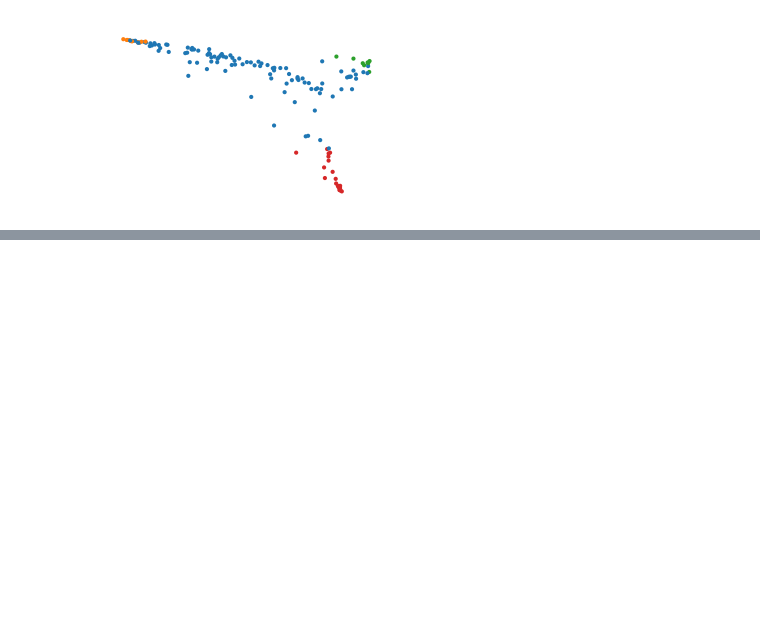
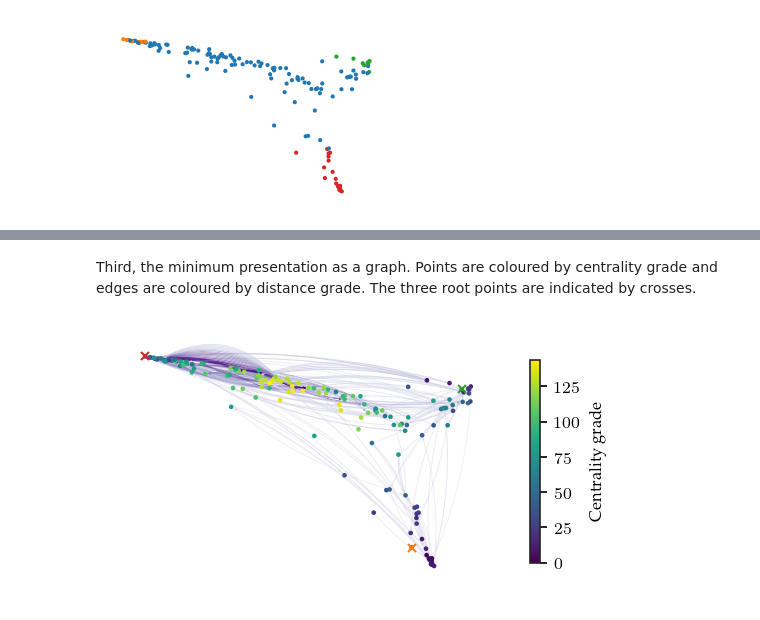
Before and after one commit to vda-lab/biperscan, a Jupyter notebook: notebooks/Diabetes_Bifiltration.ipynb, the cells around one changed output, grey strips where cells are left out. Cells and saved outputs as stored; diff of their text form; code cells hidden in the pictures; blank space fills up the shorter version.

```diff
--- a/notebooks/Diabetes_Bifiltration.ipynb
+++ b/notebooks/Diabetes_Bifiltration.ipynb
@@ -115,0 +280,19 @@ plt.show()
+# %% [markdown]
+Third, the minimum presentation as a graph. Points are coloured by centrality
+grade and edges are coloured by distance grade. The three root points are
+indicated by crosses.
+# %%
+sized_fig()
+pos = minpres.plot_network(
+    layout={i: (c[0], c[1]) for i, c in enumerate(X2)},
+    labels=False,
+    node_kws=dict(node_size=5, edgecolors="none", linewidths=0),
+    line_kws=dict(width=0.5, arrowsize=2, alpha=0.5, edge_vmin=-1000, edge_vmax=4000),
+)
+for i, p in enumerate([1, 13, 31]):
+    plt.plot(*X2[c._row_to_point[p]].T, "x", color=f"C{i+1}", markersize=4)
+plt.subplots_adjust(0, 0, 1.2, 1)
+plt.savefig("images/diabetes_minpres_network.pdf", pad_inches=0)
+plt.show()
+# %% [output]
+[figure, added]
```
Also changed, not shown: parts of 23 cells of this notebook, 33 other files.
